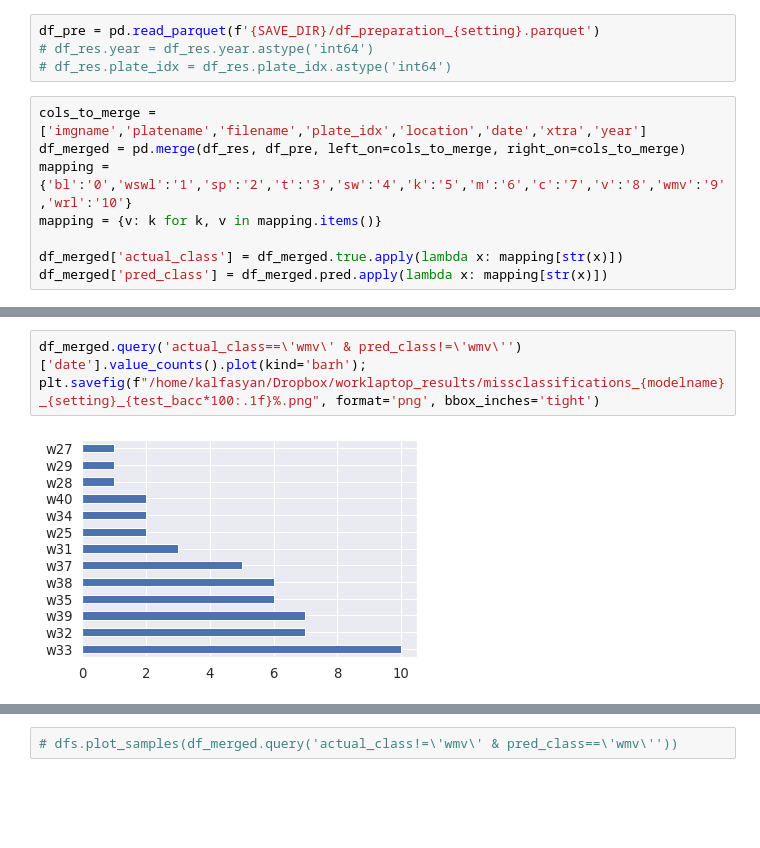
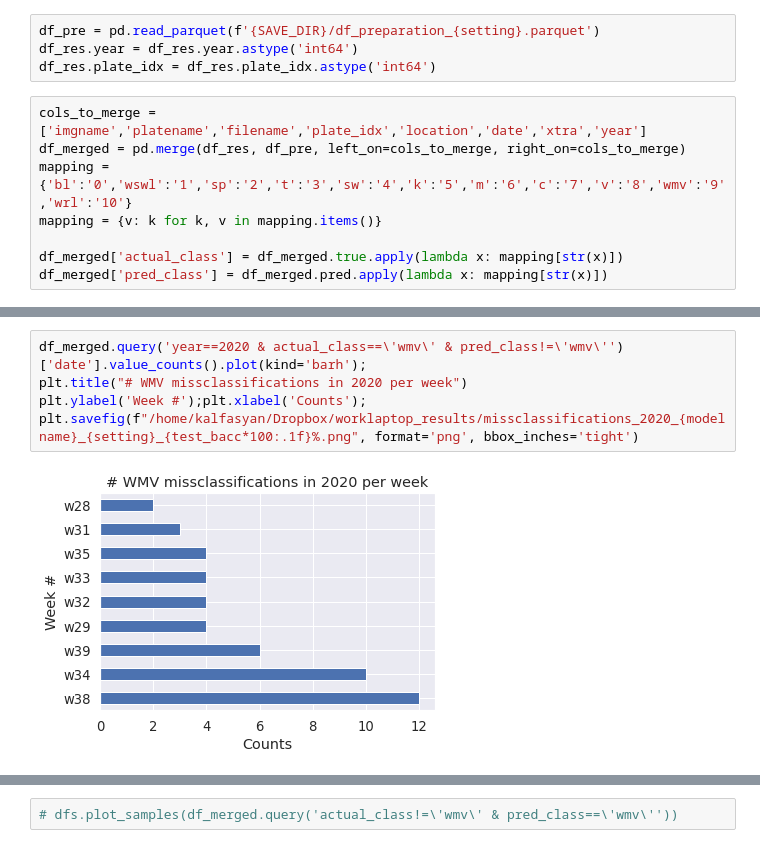
Before and after one commit to kalfasyan/stickybugs-ai, a Jupyter notebook: 003_Results.ipynb, the cells around one changed output, grey strips where cells are left out. Saved outputs shown, nothing was run; the diff lists cells and outputs as text; blank space fills up the shorter version.

```diff
--- a/003_Results.ipynb
+++ b/003_Results.ipynb
@@ -180,8 +178,8 @@ df_res['true'] = y_true
 df_res['correct'] = df_res.pred==df_res.true
 # %%
 df_pre = pd.read_parquet(f'{SAVE_DIR}/df_preparation_{setting}.parquet')
-# df_res.year = df_res.year.astype('int64')
-# df_res.plate_idx = df_res.plate_idx.astype('int64')
+df_res.year = df_res.year.astype('int64')
+df_res.plate_idx = df_res.plate_idx.astype('int64')
 # %%
 cols_to_merge = ['imgname','platename','filename','plate_idx','location','date','xtra','year']
 df_merged = pd.merge(df_res, df_pre, left_on=cols_to_merge, right_on=cols_to_merge)
@@ -203,5 +197,7 @@ df_merged.query('year==2021 & correct==False').location.value_counts().plot(kind
 # %%
-df_merged.query('actual_class==\'wmv\' & pred_class!=\'wmv\'')['date'].value_counts().plot(kind='barh');
-plt.savefig(f"/home/kalfasyan/Dropbox/worklaptop_results/missclassifications_{modelname}_{setting}_{test_bacc*100:.1f}%.png", format='png', bbox_inches='tight')
+df_merged.query('year==2020 & actual_class==\'wmv\' & pred_class!=\'wmv\'')['date'].value_counts().plot(kind='barh');
+plt.title("# WMV missclassifications in 2020 per week")
+plt.ylabel('Week #');plt.xlabel('Counts');
+plt.savefig(f"/home/kalfasyan/Dropbox/worklaptop_results/missclassifications_2020_{modelname}_{setting}_{test_bacc*100:.1f}%.png", format='png', bbox_inches='tight')
 # %% [output]
-[figure, old version]
+[figure, new version]
```
Also changed, not shown: parts of 25 cells of this notebook, 2 other files.
